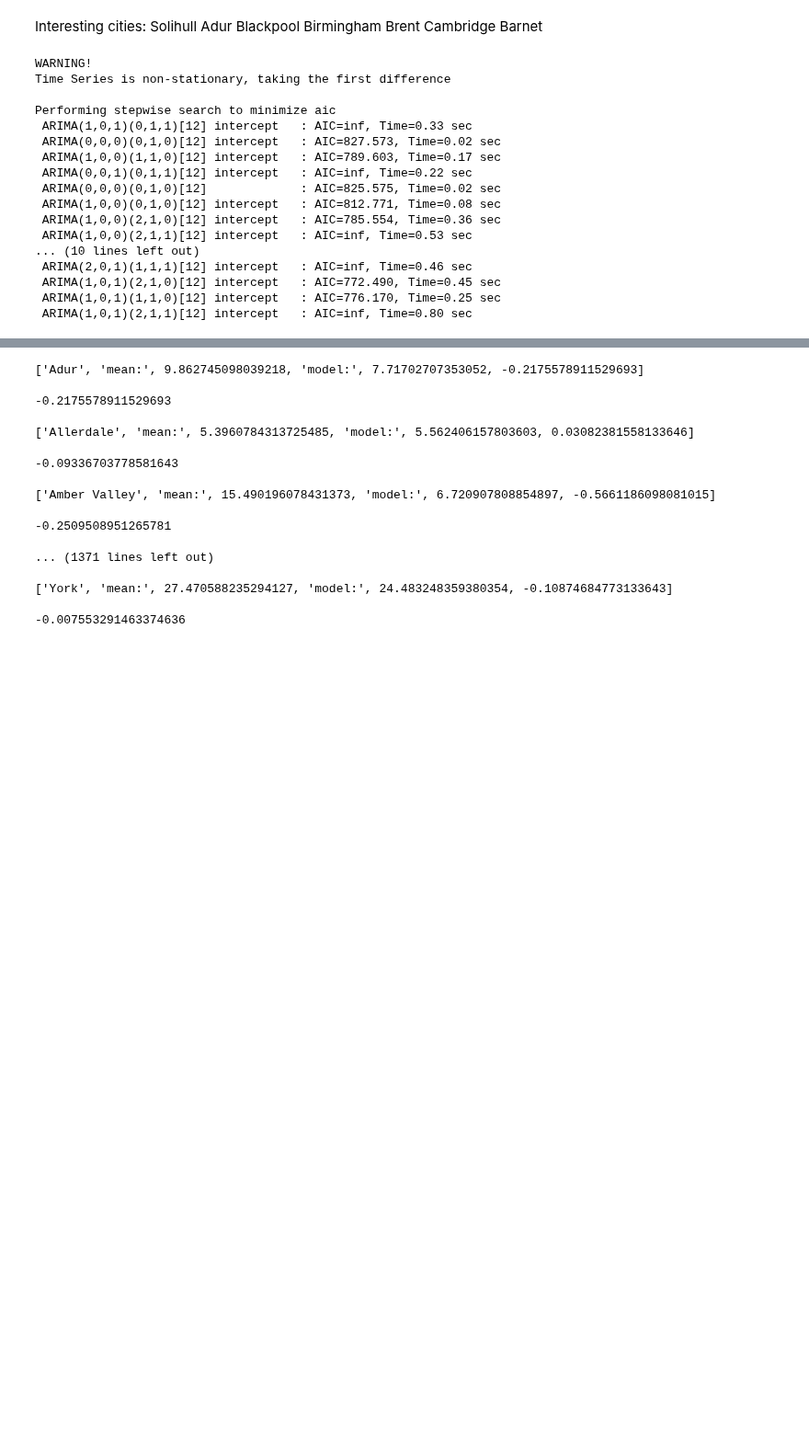
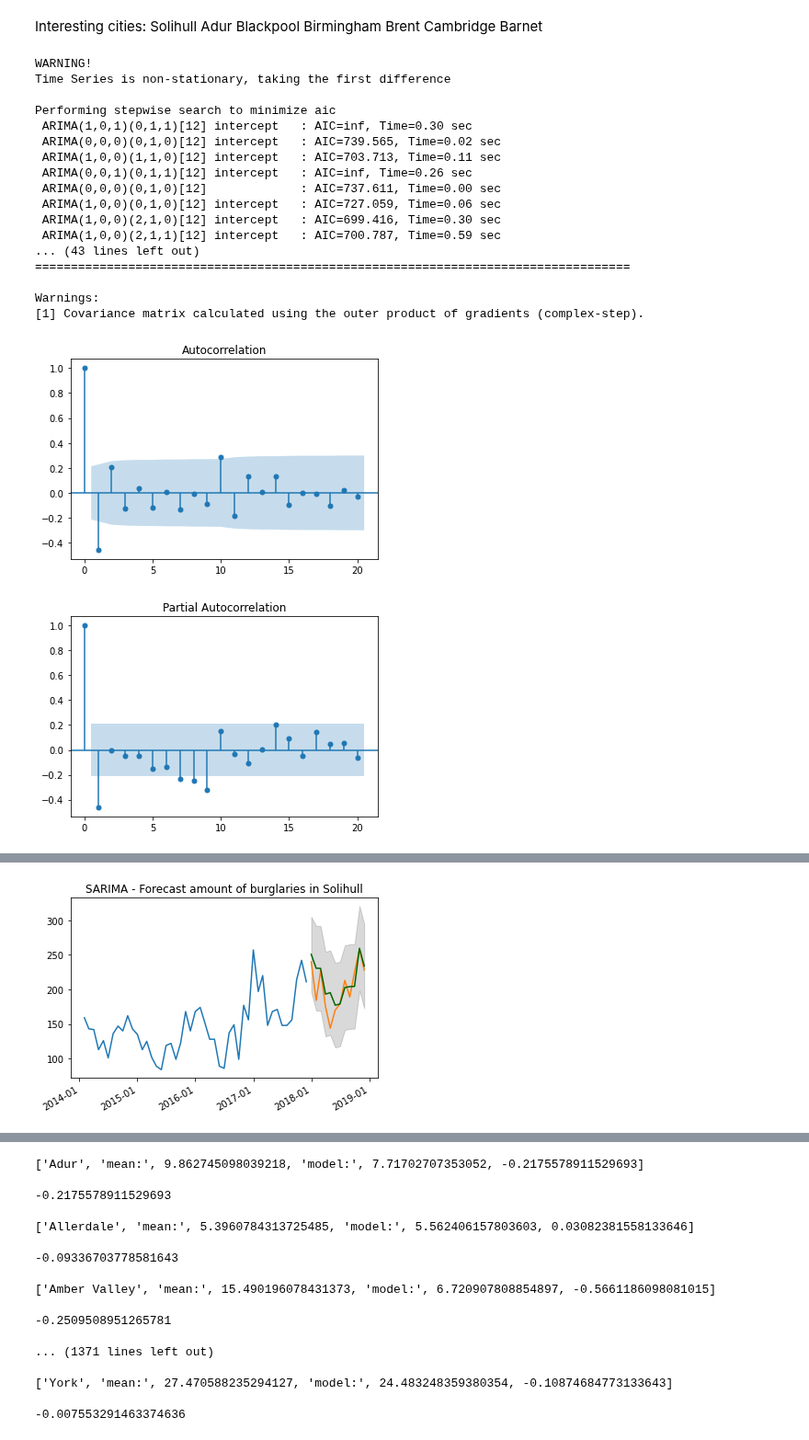
Before and after one commit to S-Diemel/JBG050, a Jupyter notebook: arima_2.ipynb, the cells around one changed output, grey strips where cells are left out. Shown at 92% size. Saved outputs shown, nothing was run; the diff lists cells and outputs as text; code cells hidden in the pictures; blank space fills up the shorter version.

```diff
--- a/arima_2.ipynb
+++ b/arima_2.ipynb
@@ -45,7 +45,7 @@ Barnet
 # %%
 col = 'burglarys city'
 n_periods = 12
-city = 'Barnet'
+city = 'Solihull'
 
 df_city = df.loc[df['city'] == city]
 # Reset index to stop expected value error
@@ -97,43 +97,45 @@ if adf[1] > 0.05:
         if i == 0:
             y = df_city_train[col][-1]
         predicted_upper = y + upper_series[i]
         upper_series[i] = predicted_upper
         predicted_y = y + fitted_series[i]
         fitted_series[i] = predicted_y
         predicted_lower = y + lower_series[i]
         lower_series[i] = predicted_lower
         y=predicted_y
 
 # Plot
 plt.plot(df_city_train[col][38:].dropna())
 plt.plot(df_city_test[col][:n_periods].dropna())
 plt.plot(fitted_series, color='darkgreen')
 plt.fill_between(lower_series.index,
                  lower_series,
                  upper_series,
                  color='k', alpha=.15)
 
 plt.gca().xaxis.set_major_formatter(mdates.DateFormatter('%Y-%m'))
 plt.gca().xaxis.set_major_locator(mdates.YearLocator())
 plt.gcf().autofmt_xdate()
 
 plt.title(f"SARIMA - Forecast amount of burglaries in {city}")
 plt.show()
 # %% [output]
 WARNING!
 Time Series is non-stationary, taking the first difference
 
 Performing stepwise search to minimize aic
- ARIMA(1,0,1)(0,1,1)[12] intercept   : AIC=inf, Time=0.33 sec
- ARIMA(0,0,0)(0,1,0)[12] intercept   : AIC=827.573, Time=0.02 sec
- ARIMA(1,0,0)(1,1,0)[12] intercept   : AIC=789.603, Time=0.17 sec
- ARIMA(0,0,1)(0,1,1)[12] intercept   : AIC=inf, Time=0.22 sec
- ARIMA(0,0,0)(0,1,0)[12]             : AIC=825.575, Time=0.02 sec
- ARIMA(1,0,0)(0,1,0)[12] intercept   : AIC=812.771, Time=0.08 sec
- ARIMA(1,0,0)(2,1,0)[12] intercept   : AIC=785.554, Time=0.36 sec
- ARIMA(1,0,0)(2,1,1)[12] intercept   : AIC=inf, Time=0.53 sec
-... (10 lines left out)
- ARIMA(2,0,1)(1,1,1)[12] intercept   : AIC=inf, Time=0.46 sec
- ARIMA(1,0,1)(2,1,0)[12] intercept   : AIC=772.490, Time=0.45 sec
- ARIMA(1,0,1)(1,1,0)[12] intercept   : AIC=776.170, Time=0.25 sec
- ARIMA(1,0,1)(2,1,1)[12] intercept   : AIC=inf, Time=0.80 sec
+ ARIMA(1,0,1)(0,1,1)[12] intercept   : AIC=inf, Time=0.30 sec
+ ARIMA(0,0,0)(0,1,0)[12] intercept   : AIC=739.565, Time=0.02 sec
+ ARIMA(1,0,0)(1,1,0)[12] intercept   : AIC=703.713, Time=0.11 sec
+ ARIMA(0,0,1)(0,1,1)[12] intercept   : AIC=inf, Time=0.26 sec
+ ARIMA(0,0,0)(0,1,0)[12]             : AIC=737.611, Time=0.00 sec
+ ARIMA(1,0,0)(0,1,0)[12] intercept   : AIC=727.059, Time=0.06 sec
+ ARIMA(1,0,0)(2,1,0)[12] intercept   : AIC=699.416, Time=0.30 sec
+ ARIMA(1,0,0)(2,1,1)[12] intercept   : AIC=700.787, Time=0.59 sec
+... (43 lines left out)
+===================================================================================
+
+Warnings:
+[1] Covariance matrix calculated using the outer product of gradients (complex-step).
+[figure, added]
+[figure, added]
@@ -140,3 +143,4 @@ Performing stepwise search to minimize aic
+[figure, added]
 # %%
 mae_mean = mean_absolute_error(df_city_test[col][:n_periods].dropna(), [df_city_train[col].mean()]*12)
 mae_model = mean_absolute_error(df_city_test[col][:n_periods].dropna(), fitted_series)
```
Also changed, not shown: parts of 2 cells of this notebook.
